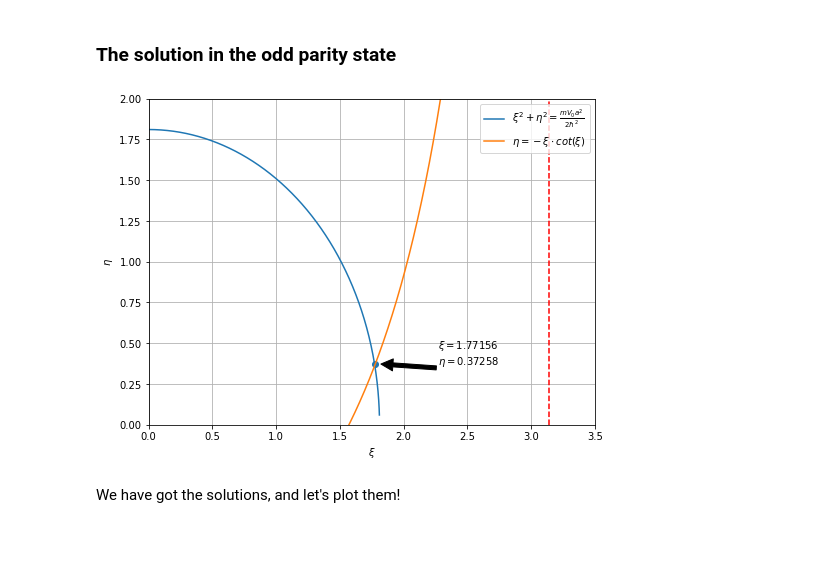
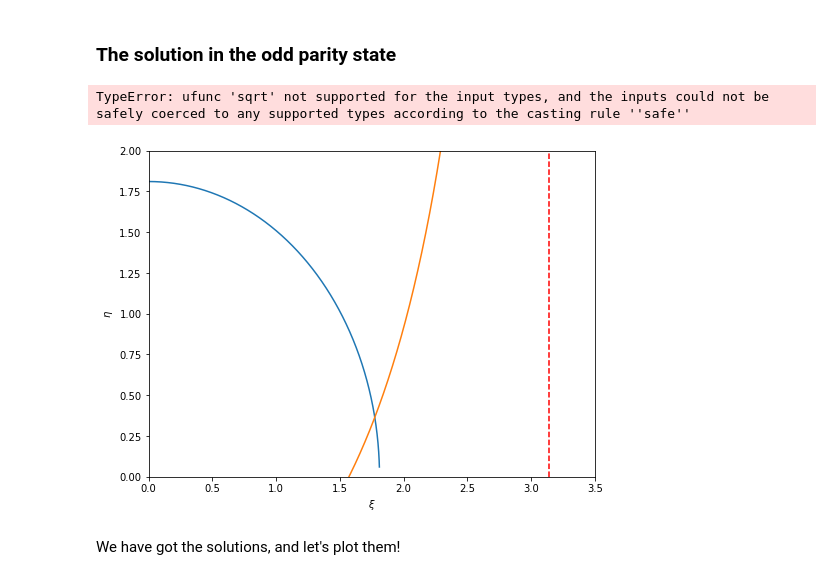
Before and after one commit to lizihao1008/Quantum-mechanics, a Jupyter notebook: wave function.ipynb, the cells around one changed output. Saved outputs shown, nothing was run; the diff lists cells and outputs as text; code cells hidden in the pictures; blank space fills up the shorter version.

```diff
--- a/wave function.ipynb
+++ b/wave function.ipynb
@@ -24,8 +24,8 @@ hbar = 1.055e-34
 # %%
 n = m*V_0*a**2/2/hbar**2
 # %%
-eta = linspace(0.0001,n**0.5-0.001,1000)
-xi = linspace(0.0001,n**0.5-0.001,1000)
+eta = linspace(0.0001,n**0.5-0.001,2000)
+xi = linspace(0.0001,n**0.5-0.001,2000)
 # %%
 eta_1 = (n-xi**2)**0.5
 eta_2 = xi*tan(xi)
@@ -61,34 +61,34 @@ show()
 # %% [markdown]
 ### The solution in the odd parity state
 # %%
-xi_2 = linspace(0.01,2*n**0.5,2000)
+xi_2 = linspace(0.0001,1.5*(n**0.5-0.001),3000)
 eta_3 = -xi_2/tan(xi_2)
 # %%
-err = array([])
-for i in range(0,1000):
-    err=append(err,eta_1[i]-eta_3[i])
+err = eta_1-eta_3[:2000]
 err_abs = abs(err)
 i = where(err_abs == min(err_abs))
 eta_best_odd = (eta_1[i]+eta_3[i])/2
-xi_best_odd = xi[i]
+xi_best_odd = xi_2[i]
 # %%
 figure(figsize=(8,6))
 plot(xi,eta_1, label = r'$\xi^2+\eta^2=\frac{mV_0a^2}{2\hbar^2}$')
-plot(xi_2[:1500],eta_3[:1500], label = r'$\eta=-\xi \cdot cot(\xi)$')
+plot(xi_2,eta_3, label = r'$\eta=-\xi \cdot cot(\xi)$')
 vlines(pi,0,2,'r','--')
 xlim(0,3.5)
 ylim(0,2)
 xlabel(r'$\xi$')
 ylabel(r'$\eta$')
-scatter(xi_best_odd,eta_best_odd)
+scatter(xi_best_odd,eta_best_odd,'black')
 annotate(r'$\xi=%.5f$'%xi_best_odd+'\n'+r'$\eta=%.5f$'%eta_best_odd,
          xy=(xi_best_odd+0.05,eta_best_odd),xytext=(xi_best_odd+0.5,eta_best_odd),
          arrowprops=dict(facecolor='black'))
+title('odd parity state')
 legend()
 grid()
 show()
 # %% [output]
+TypeError: ufunc 'sqrt' not supported for the input types, and the inputs could not be safely coerced to any supported types according to the casting rule ''safe''
-[figure, old version]
+[figure, new version]
 # %% [markdown]
 We have got the solutions, and let's plot them!
 # %%
```
Also changed, not shown: parts of 1 cell of this notebook.
